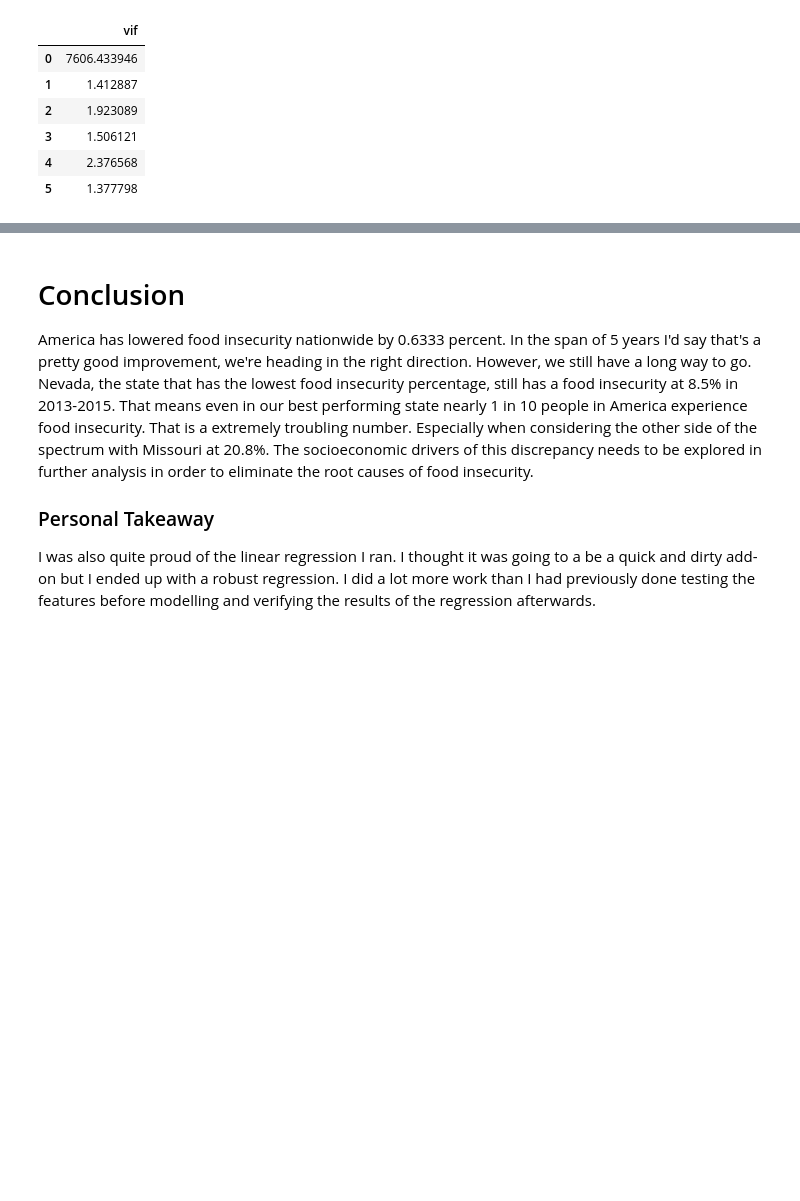
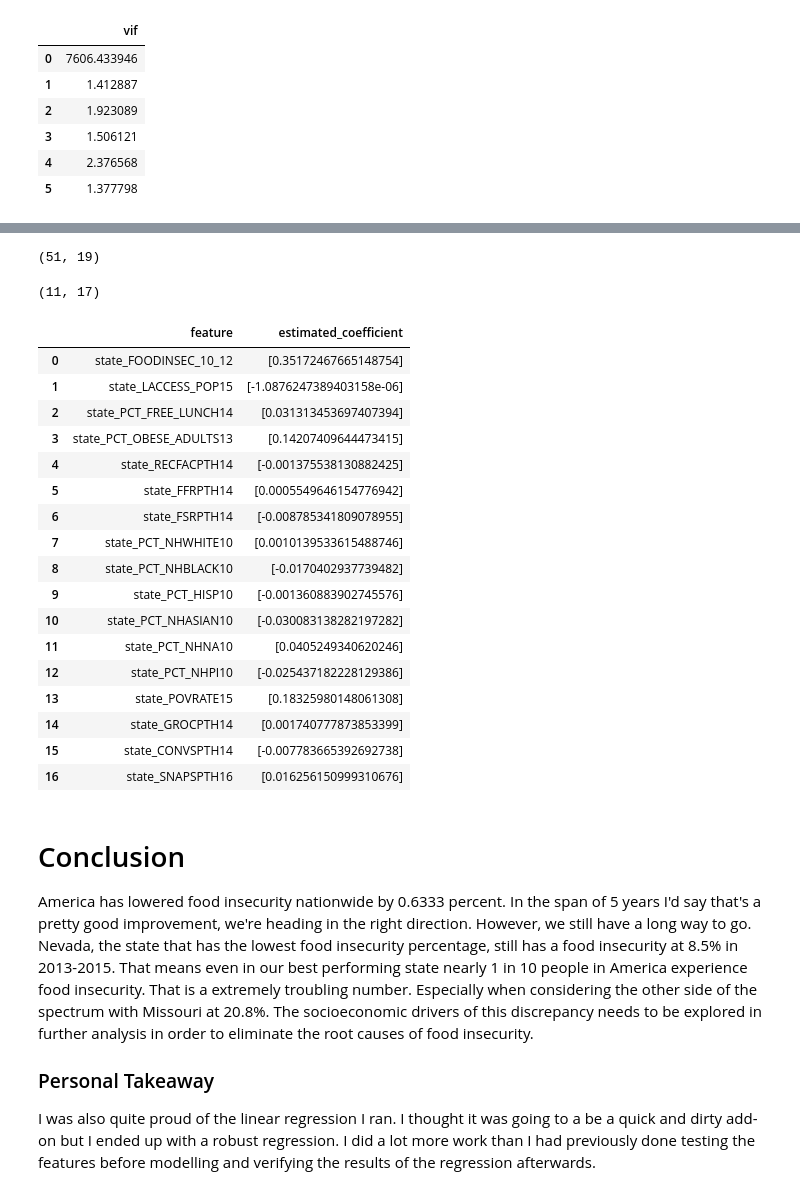
Before and after one commit to chriscross00/projects, a Jupyter notebook: food_security/reports/food_security_report.ipynb, the cells around one changed output, grey strips where cells are left out. Cells and saved outputs as stored; diff of their text form; code cells hidden in the pictures; blank space fills up the shorter version.

```diff
--- a/food_security/reports/food_security_report.ipynb
+++ b/food_security/reports/food_security_report.ipynb
@@ -183,3 +185,6 @@ vif_multicollinearity(pd.DataFrame(sm_X_train))
 | 3 | 1.506121 |
 | 4 | 2.376568 |
 | 5 | 1.377798 |
+# %%
+feat_long = list(regression_long.iloc[:,2:])
+target_long = 'state_FOODINSEC_13_15'
@@ -186,3 +221,37 @@ vif_multicollinearity(pd.DataFrame(sm_X_train))
+# %%
+regression_long.shape
+# %% [output]
+(51, 19)
+# %%
+pd.DataFrame(X_test).shape
+# %% [output]
+(11, 17)
+# %%
+# Ridge Regression
+X_train, X_test, y_train, y_test = feature_processing(regression_long, feat_long, target_long)
+
+clf = Ridge(alpha=1.0).fit(X_train, y_train)
+
+pd.DataFrame(list(zip(feat_long, clf.coef_.T)), columns=['feature', 'estimated_coefficient'])
+# %% [output]
+|  | feature | estimated_coefficient |
+| 0 | state_FOODINSEC_10_12 | [0.35172467665148754] |
+| 1 | state_LACCESS_POP15 | [-1.0876247389403158e-06] |
+| 2 | state_PCT_FREE_LUNCH14 | [0.031313453697407394] |
+| 3 | state_PCT_OBESE_ADULTS13 | [0.14207409644473415] |
+| 4 | state_RECFACPTH14 | [-0.001375538130882425] |
+| 5 | state_FFRPTH14 | [0.0005549646154776942] |
+| 6 | state_FSRPTH14 | [-0.008785341809078955] |
+| 7 | state_PCT_NHWHITE10 | [0.0010139533615488746] |
+| 8 | state_PCT_NHBLACK10 | [-0.0170402937739482] |
+| 9 | state_PCT_HISP10 | [-0.001360883902745576] |
+| 10 | state_PCT_NHASIAN10 | [-0.030083138282197282] |
+| 11 | state_PCT_NHNA10 | [0.0405249340620246] |
+| 12 | state_PCT_NHPI10 | [-0.025437182228129386] |
+| 13 | state_POVRATE15 | [0.18325980148061308] |
+| 14 | state_GROCPTH14 | [0.001740777873853399] |
+| 15 | state_CONVSPTH14 | [-0.007783665392692738] |
+| 16 | state_SNAPSPTH16 | [0.016256150999310676] |
 # %% [markdown]
 # Conclusion
 
```
Also changed, not shown: parts of 10 cells of this notebook, 2 other files.
